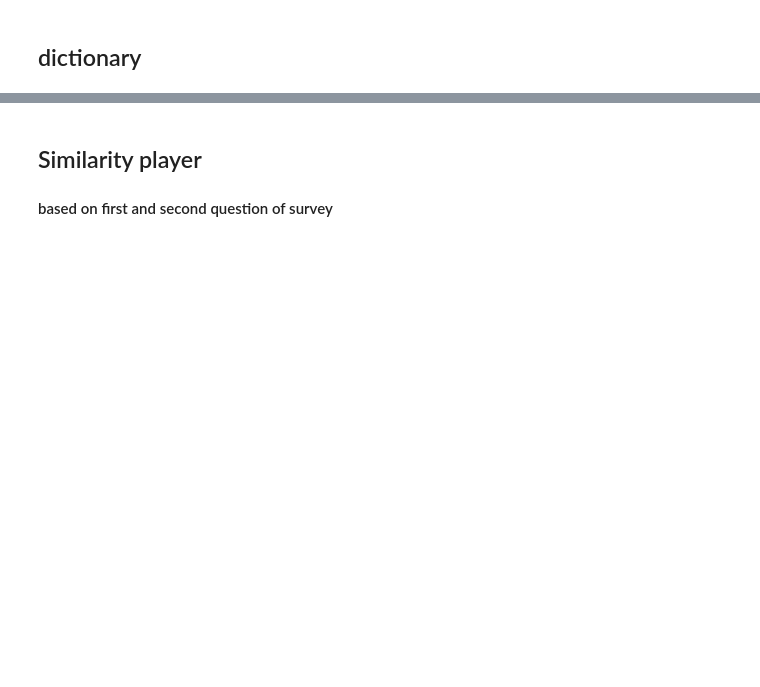
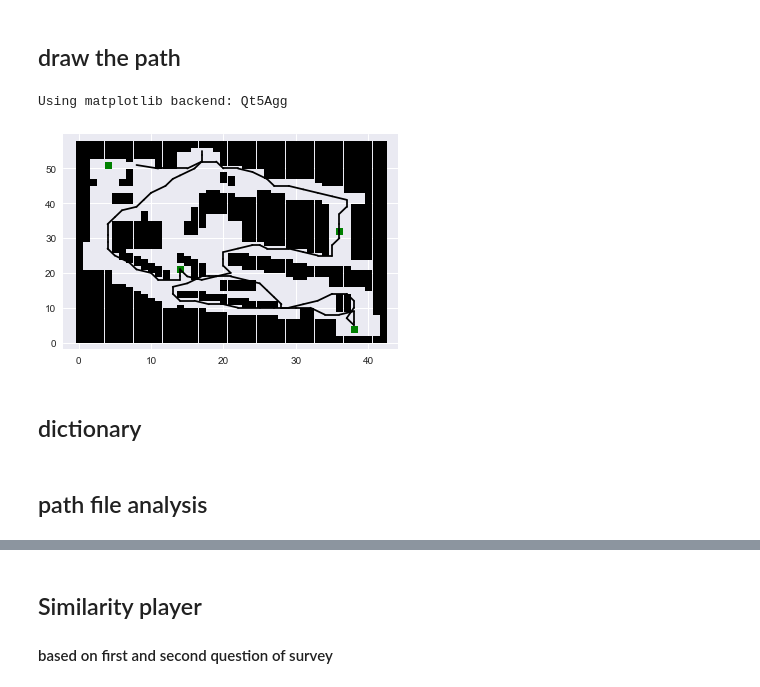
Before and after one commit to Simone94Richter/human-and-robotic-exploration, a Jupyter notebook: python/survey_analysis.ipynb, the cells around one changed output, grey strips where cells are left out. Drawn from its saved outputs; the diff is of its cells as text; code cells hidden in the pictures; blank space fills up the shorter version.

```diff
--- a/python/survey_analysis.ipynb
+++ b/python/survey_analysis.ipynb
@@ -9,7 +12,11 @@ from scipy import mean
 import time
 from sklearn.metrics import confusion_matrix
 # %%
-surveyDir = "C:/Users/ZhanYuan/Desktop/polimi/magistrale/Tesi/local_project/DownloadedResults/Survey"
-resultDir = "C:/Users/ZhanYuan/Desktop/polimi/magistrale/Tesi/local_project/DownloadedResults"
-originalMapDir = "C:/Users/ZhanYuan/Desktop/polimi/magistrale/Tesi/local_project/Python"
-fileName = "Result"
+surveyDir = "C:/Users/ZhanYuan/Desktop/polimi/magistrale/Tesi/MyLocalProject/human-and-robotic-exploration/DownloadedResults/Survey"
+humanResultDir = "C:/Users/ZhanYuan/Desktop/polimi/magistrale/Tesi/MyLocalProject/human-and-robotic-exploration/DownloadedResults"
+robotResultDir = "C:/Users/ZhanYuan/Desktop/polimi/magistrale/Tesi/MyLocalProject/human-and-robotic-exploration/Unity/Project Arena/Assets/Results/ExperimentSamplesMultyTarget1"
+originalMapDir = "C:/Users/ZhanYuan/Desktop/polimi/magistrale/Tesi/MyLocalProject/human-and-robotic-exploration/Python"
+fileName_prefix = "Result"
+fileName_suffix = "t.txt"
+# %% [markdown]
+## draw the path
@@ -16,2 +100,8 @@ fileName = "Result"
+# %%
+%matplotlib
+DrawPath(humanResultDir, "result6t.txt")
+# %% [output]
+Using matplotlib backend: Qt5Agg
+[figure, added]
 # %% [markdown]
 ## dictionary
@@ -22,0 +120,2 @@ result_mapname_dict = dict()
+# %% [markdown]
+## path file  analysis
```
Also changed, not shown: parts of 64 cells of this notebook, 1 other file.
